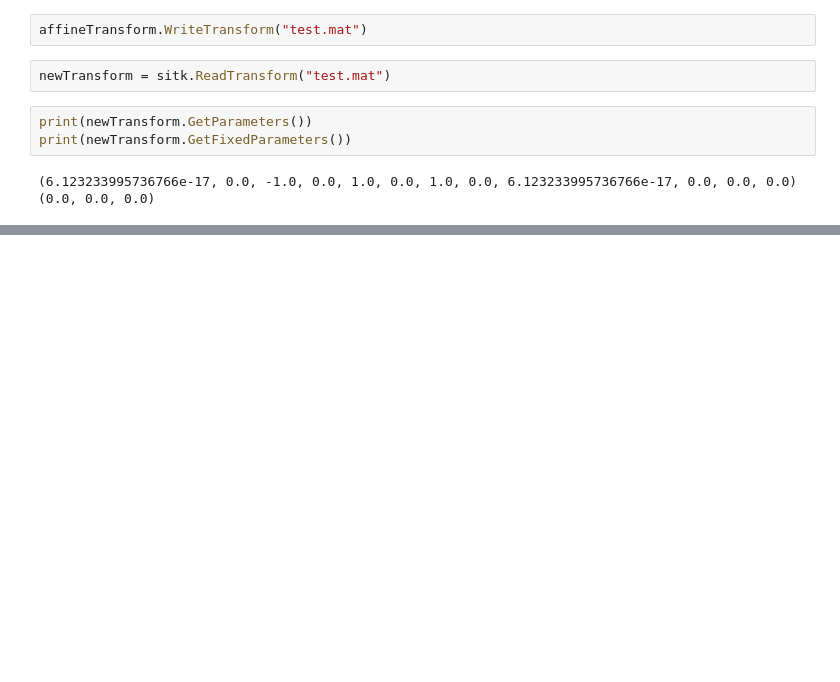
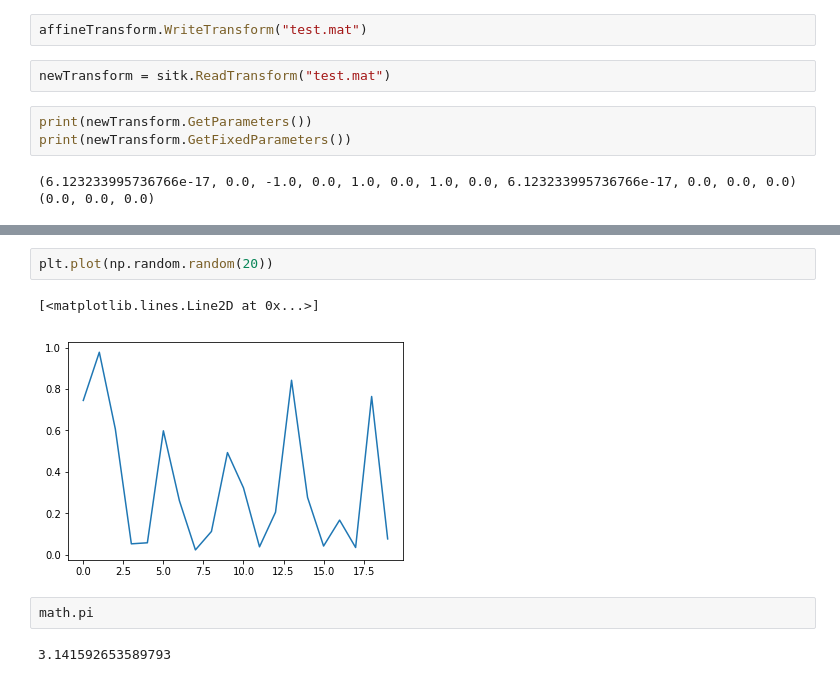
Before and after one commit to jmschabdach/SPECTr, a Jupyter notebook: sandbox.ipynb, the cells around one changed output, grey strips where cells are left out. Saved outputs shown, nothing was run; the diff lists cells and outputs as text; blank space fills up the shorter version.

```diff
--- a/sandbox.ipynb
+++ b/sandbox.ipynb
@@ -148,0 +170,9 @@ print(newTransform.GetFixedParameters())
+# %%
+plt.plot(np.random.random(20))
+# %% [output]
+[<matplotlib.lines.Line2D at 0x...>]
+[figure, added]
+# %%
+math.pi
+# %% [output]
+3.141592653589793
```
Also changed, not shown: parts of 13 cells of this notebook, 6 other files.
